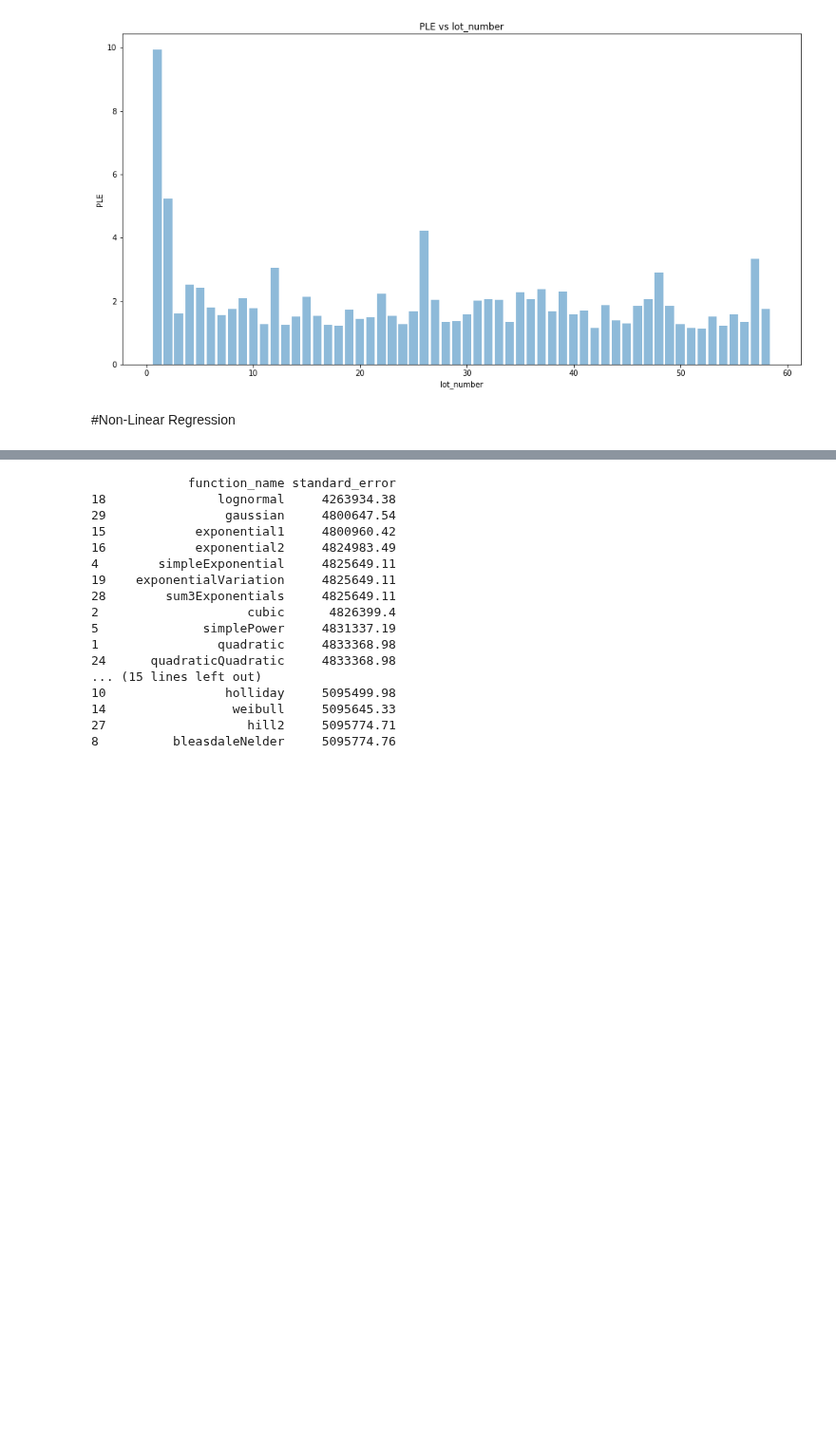
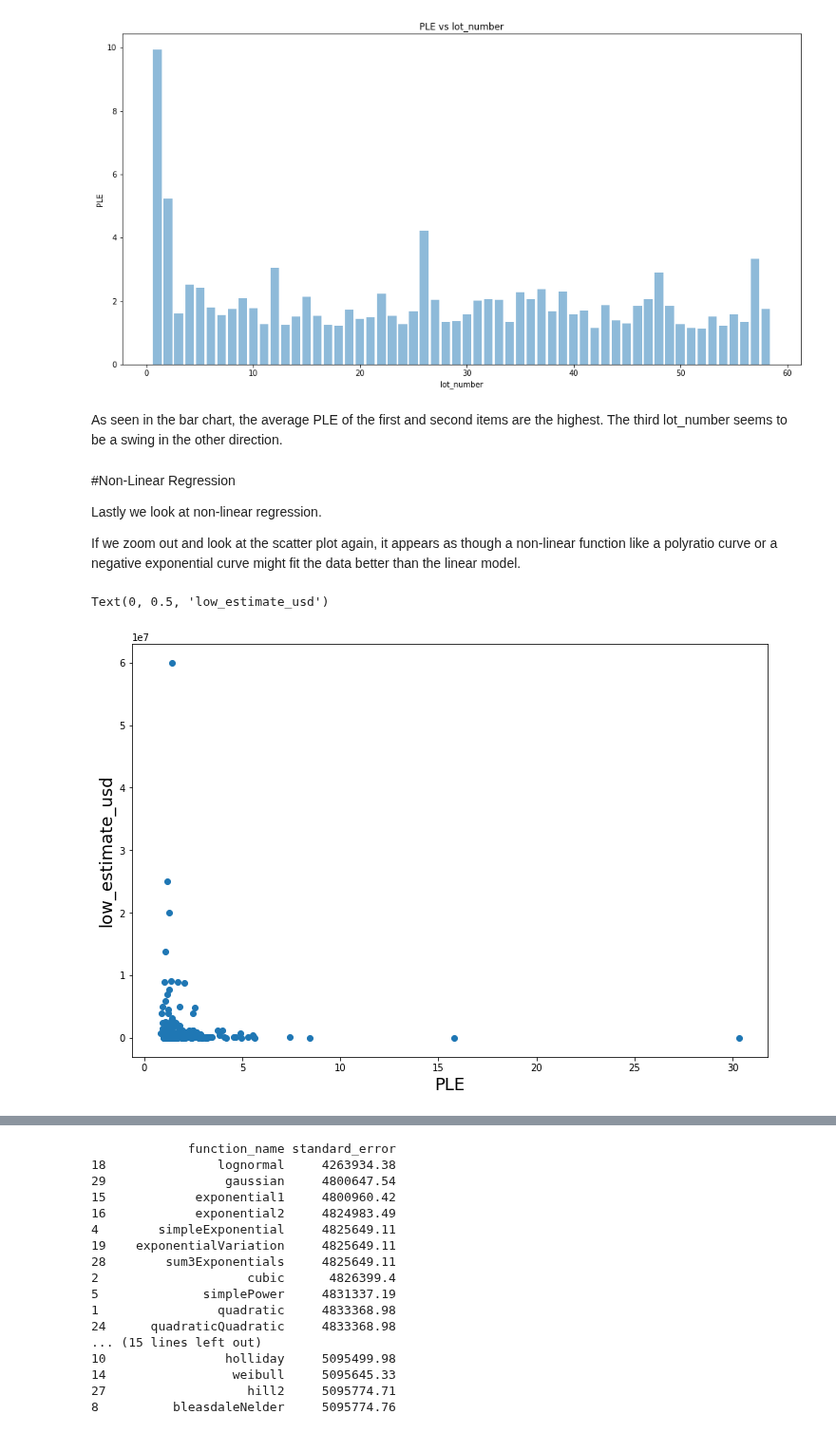
Before and after one commit to sjosephnyc1987/public_ipython_Notebooks, a Jupyter notebook: SJoseph_MasteWorks_Assignment.ipynb, the cells around one changed output, grey strips where cells are left out. Shown at 95% size. Drawn from its saved outputs; the diff is of its cells as text; code cells hidden in the pictures; blank space fills up the shorter version.

```diff
--- a/SJoseph_MasteWorks_Assignment.ipynb
+++ b/SJoseph_MasteWorks_Assignment.ipynb
@@ -199,5 +246,21 @@ plt.title('PLE vs lot_number')
 # %% [output]
 Text(0.5, 1.0, 'PLE vs lot_number')
 [figure]
-# %% [markdown]
-#Non-Linear Regression
+# %% [markdown]
+As seen in the bar chart, the average PLE of the first and second items are the highest. The third lot_number seems to be a swing in the other direction.
+# %% [markdown]
+#Non-Linear Regression
+
+Lastly we look at non-linear regression.
+
+If we zoom out and look at the scatter plot again, it appears as though a non-linear function like a polyratio curve or a negative exponential curve might fit the data better than the linear model.
+# %%
+fig, ax = plt.subplots(figsize=(12,8))
+ax.scatter(X, y)
+#ax.set_xlim(1, 5)
+#ax.set_ylim(0, 3000000);
+ax.set_xlabel("PLE",fontsize=18)
+ax.set_ylabel("low_estimate_usd",fontsize=18)
+# %% [output]
+Text(0, 0.5, 'low_estimate_usd')
+[figure, added]
```
Also changed, not shown: parts of 16 cells of this notebook.
